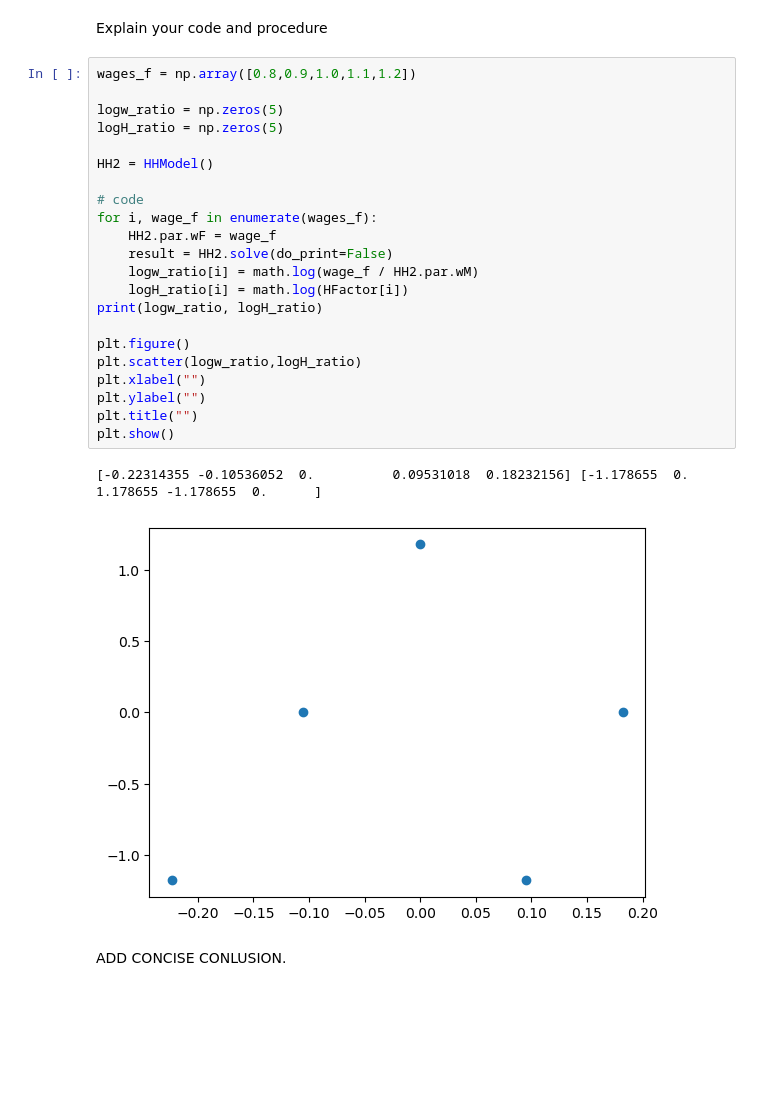
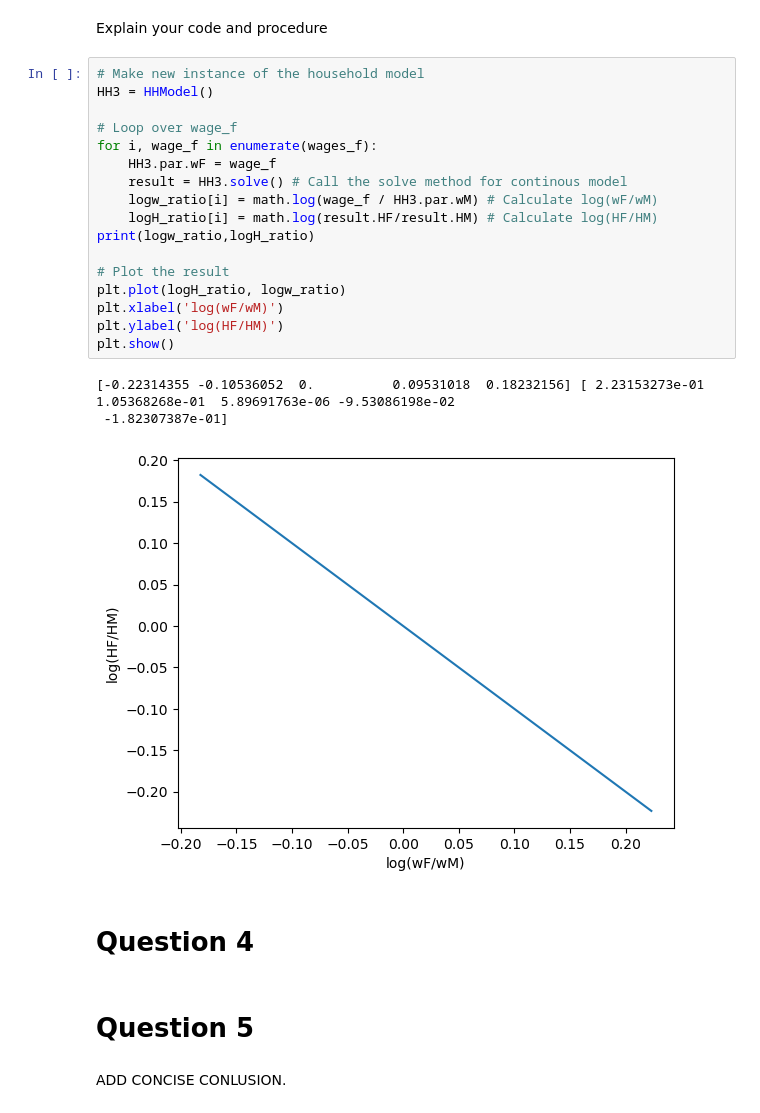
Before and after one commit to NumEconCopenhagen/projects-2023-mmj, a Jupyter notebook: inauguralproject/inauguralproject.ipynb, the cells around one changed output. Saved outputs shown, nothing was run; the diff lists cells and outputs as text; blank space fills up the shorter version.

```diff
--- a/inauguralproject/inauguralproject.ipynb
+++ b/inauguralproject/inauguralproject.ipynb
@@ -122,29 +126,29 @@ plt.show()
 # %% [markdown]
 Explain your code and procedure
 # %%
-wages_f = np.array([0.8,0.9,1.0,1.1,1.2])
+# Make new instance of the household model
+HH3 = HHModel()
 
-logw_ratio = np.zeros(5)
-logH_ratio = np.zeros(5)
+# Loop over wage_f
+for i, wage_f in enumerate(wages_f):
+    HH3.par.wF = wage_f
+    result = HH3.solve() # Call the solve method for continous model
+    logw_ratio[i] = math.log(wage_f / HH3.par.wM) # Calculate log(wF/wM)
+    logH_ratio[i] = math.log(result.HF/result.HM) # Calculate log(HF/HM)
+print(logw_ratio,logH_ratio)
 
-HH2 = HHModel()
-
-# code
-for i, wage_f in enumerate(wages_f):
-    HH2.par.wF = wage_f
-    result = HH2.solve(do_print=False)
-    logw_ratio[i] = math.log(wage_f / HH2.par.wM)
-    logH_ratio[i] = math.log(HFactor[i])
-print(logw_ratio, logH_ratio)
-
-plt.figure()
-plt.scatter(logw_ratio,logH_ratio)
-plt.xlabel("")
-plt.ylabel("")
-plt.title("")
+# Plot the result
+plt.plot(logH_ratio, logw_ratio)
+plt.xlabel('log(wF/wM)')
+plt.ylabel('log(HF/HM)')
 plt.show()
 # %% [output]
-[-0.22314355 -0.10536052  0.          0.09531018  0.18232156] [-1.178655  0.        1.178655 -1.178655  0.      ]
+[-0.22314355 -0.10536052  0.          0.09531018  0.18232156] [ 2.23153273e-01  1.05368268e-01  5.89691763e-06 -9.53086198e-02
+ -1.82307387e-01]
-[figure, old version]
+[figure, new version]
+# %% [markdown]
+# Question 4
+# %% [markdown]
+# Question 5
 # %% [markdown]
 ADD CONCISE CONLUSION.
```
Also changed, not shown: parts of 3 cells of this notebook.
